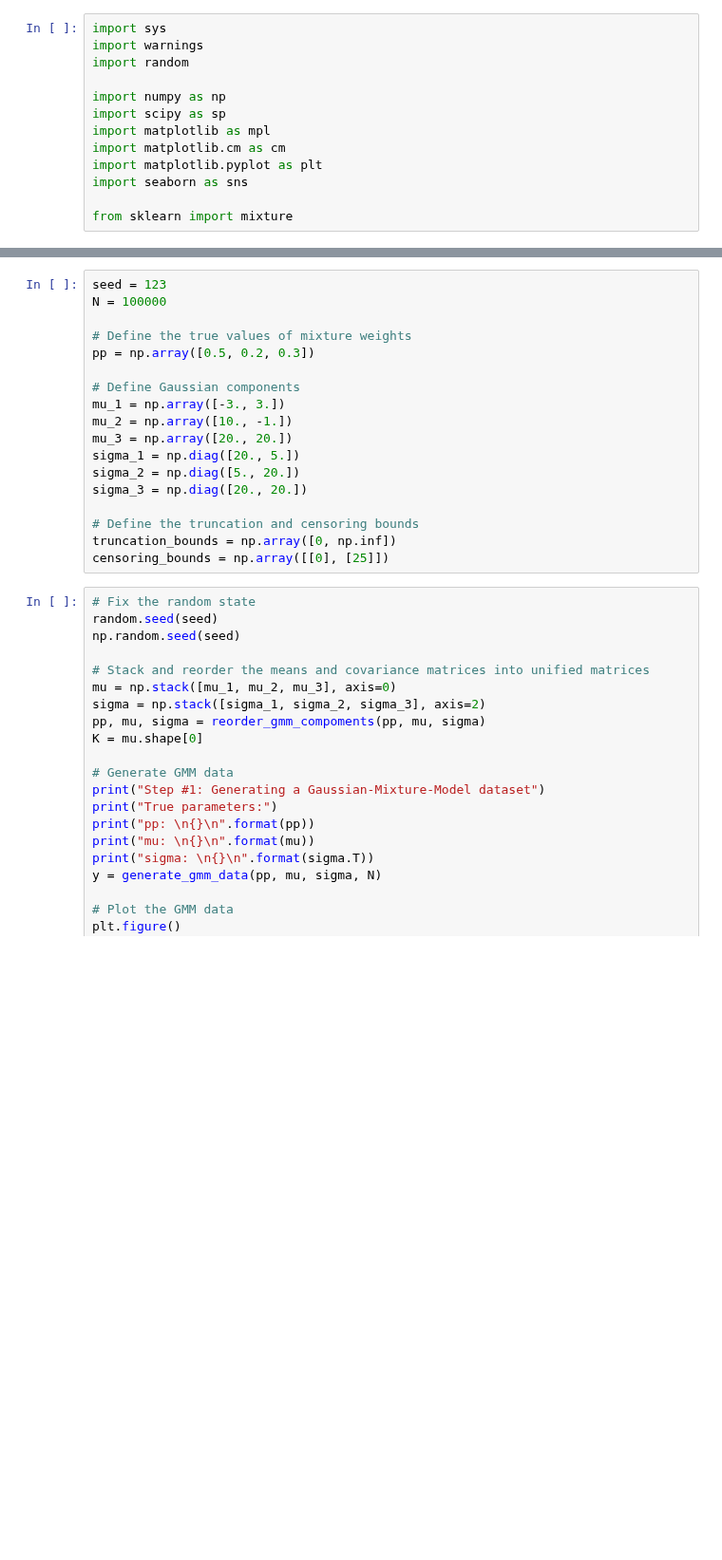
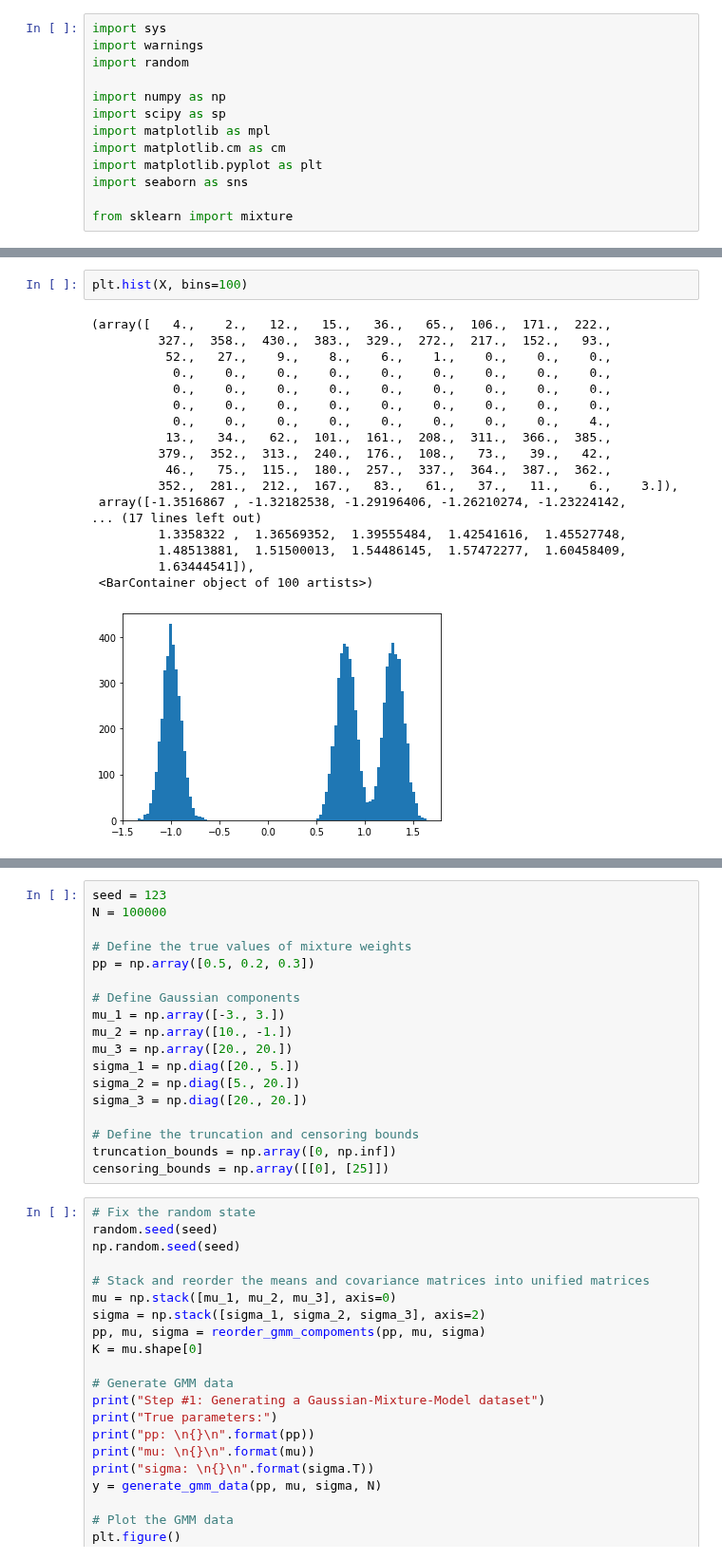
Before and after one commit to Hoseung/astroBF, a Jupyter notebook: notebooks/Lee_n_Scott2012_by_Tranbahien.ipynb, the cells around one changed output, grey strips where cells are left out. Shown at 95% size. Drawn from its saved outputs; the diff is of its cells as text; blank space fills up the shorter version.

```diff
--- a/notebooks/Lee_n_Scott2012_by_Tranbahien.ipynb
+++ b/notebooks/Lee_n_Scott2012_by_Tranbahien.ipynb
@@ -130,0 +178,21 @@ Step #7: Showing the plots
+# %%
+plt.hist(X, bins=100)
+# %% [output]
+(array([   4.,    2.,   12.,   15.,   36.,   65.,  106.,  171.,  222.,
+         327.,  358.,  430.,  383.,  329.,  272.,  217.,  152.,   93.,
+          52.,   27.,    9.,    8.,    6.,    1.,    0.,    0.,    0.,
+           0.,    0.,    0.,    0.,    0.,    0.,    0.,    0.,    0.,
+           0.,    0.,    0.,    0.,    0.,    0.,    0.,    0.,    0.,
+           0.,    0.,    0.,    0.,    0.,    0.,    0.,    0.,    0.,
+           0.,    0.,    0.,    0.,    0.,    0.,    0.,    0.,    4.,
+          13.,   34.,   62.,  101.,  161.,  208.,  311.,  366.,  385.,
+         379.,  352.,  313.,  240.,  176.,  108.,   73.,   39.,   42.,
+          46.,   75.,  115.,  180.,  257.,  337.,  364.,  387.,  362.,
+         352.,  281.,  212.,  167.,   83.,   61.,   37.,   11.,    6.,    3.]),
+ array([-1.3516867 , -1.32182538, -1.29196406, -1.26210274, -1.23224142,
+... (17 lines left out)
+         1.3358322 ,  1.36569352,  1.39555484,  1.42541616,  1.45527748,
+         1.48513881,  1.51500013,  1.54486145,  1.57472277,  1.60458409,
+         1.63444541]),
+ <BarContainer object of 100 artists>)
+[figure, added]
```
Also changed, not shown: parts of 14 cells of this notebook, 2 other files.
